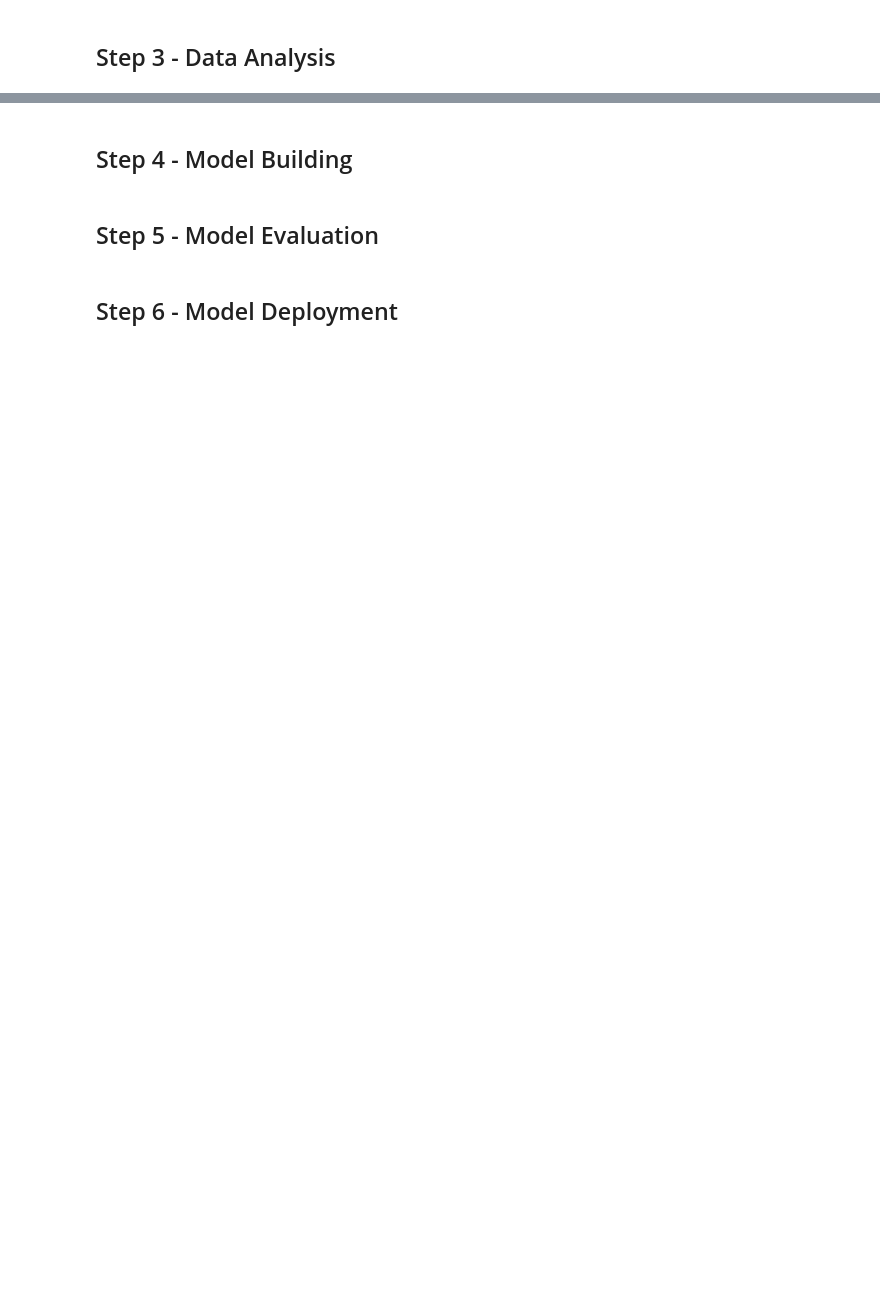
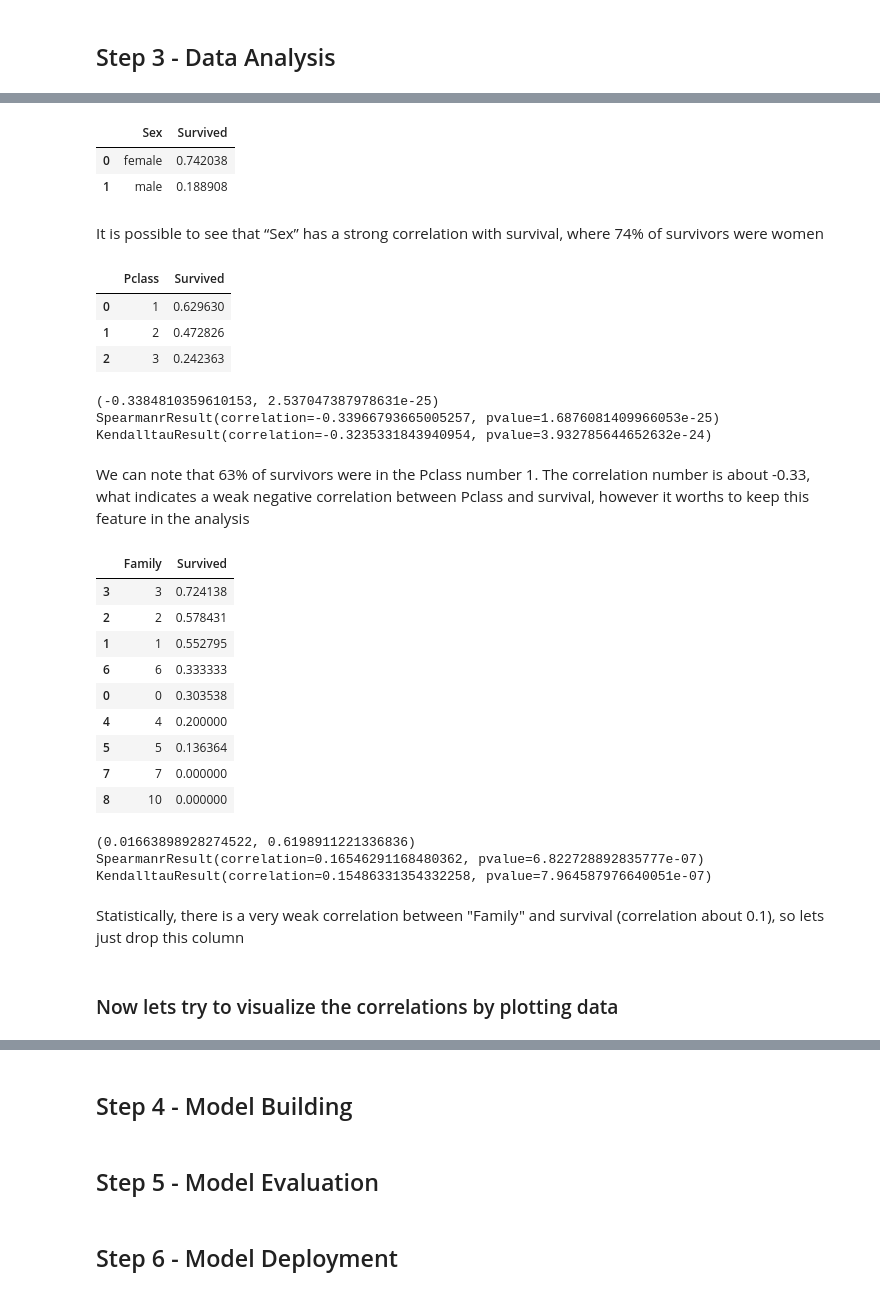
Before and after one commit to felipedaniel1910/TitanicAnalysis, a Jupyter notebook: script.ipynb, the cells around one changed output, grey strips where cells are left out. Drawn from its saved outputs; the diff is of its cells as text; code cells hidden in the pictures; blank space fills up the shorter version.

```diff
--- a/script.ipynb
+++ b/script.ipynb
@@ -155,0 +214,53 @@ train_df.describe(include=['O'])
+# %%
+# analyzing correlation between "Sex" and survival
+train_df[["Sex", "Survived"]].groupby(['Sex'], as_index=False).mean().sort_values(by='Survived', ascending=False)
+# %% [output]
+|  | Sex | Survived |
+| 0 | female | 0.742038 |
+| 1 | male | 0.188908 |
+# %% [markdown]
+<p>It is possible to see that “Sex” has a strong correlation with survival, where 74% of survivors were women</p>
+# %%
+# analyzing correlation between "Pclass" and survival
+train_df[['Pclass', 'Survived']].groupby(['Pclass'], as_index=False).mean().sort_values(by='Survived', ascending=False)
+# %% [output]
+|  | Pclass | Survived |
+| 0 | 1 | 0.629630 |
+| 1 | 2 | 0.472826 |
+| 2 | 3 | 0.242363 |
+# %%
+# doing statistics analysis using Scipy
+print(scipy.stats.pearsonr(train_df['Pclass'], train_df['Survived']))    # Pearson's r method
+print(scipy.stats.spearmanr(train_df['Pclass'], train_df['Survived']))   # Spearman's rho  method
+print(scipy.stats.kendalltau(train_df['Pclass'], train_df['Survived']))  # Kendall's tau method
+# %% [output]
+(-0.3384810359610153, 2.537047387978631e-25)
+SpearmanrResult(correlation=-0.33966793665005257, pvalue=1.6876081409966053e-25)
+KendalltauResult(correlation=-0.3235331843940954, pvalue=3.932785644652632e-24)
+# %% [markdown]
+<p>We can note that 63% of survivors were in the Pclass number 1. The correlation number is about -0.33, what indicates a weak negative correlation between Pclass and survival, however it worths to keep this feature in the analysis</p>
+# %%
+# analyzing correlation between "Family" and survival
+train_df[['Family', 'Survived']].groupby(['Family'], as_index=False).mean().sort_values(by='Survived', ascending=False)
+# %% [output]
+|  | Family | Survived |
+| 3 | 3 | 0.724138 |
+| 2 | 2 | 0.578431 |
+| 1 | 1 | 0.552795 |
+| 6 | 6 | 0.333333 |
+| 0 | 0 | 0.303538 |
+| 4 | 4 | 0.200000 |
+| 5 | 5 | 0.136364 |
+| 7 | 7 | 0.000000 |
+| 8 | 10 | 0.000000 |
+# %%
+# doing statistics analysis using Scipy
+print(scipy.stats.pearsonr(train_df['Family'], train_df['Survived']))    # Pearson's r method
+print(scipy.stats.spearmanr(train_df['Family'], train_df['Survived']))   # Spearman's rho  method
+print(scipy.stats.kendalltau(train_df['Family'], train_df['Survived']))  # Kendall's tau method
+# %% [output]
+(0.01663898928274522, 0.6198911221336836)
+SpearmanrResult(correlation=0.16546291168480362, pvalue=6.822728892835777e-07)
+KendalltauResult(correlation=0.15486331354332258, pvalue=7.964587976640051e-07)
+# %% [markdown]
+<p>Statistically, there is a very weak correlation between "Family" and survival (correlation about 0.1), so lets just drop this column</p>
@@ -155,0 +271,2 @@ train_df.describe(include=['O'])
+# %% [markdown]
+<h3>Now lets try to visualize the correlations by plotting data</h3>
```
Also changed, not shown: parts of 15 cells of this notebook.
